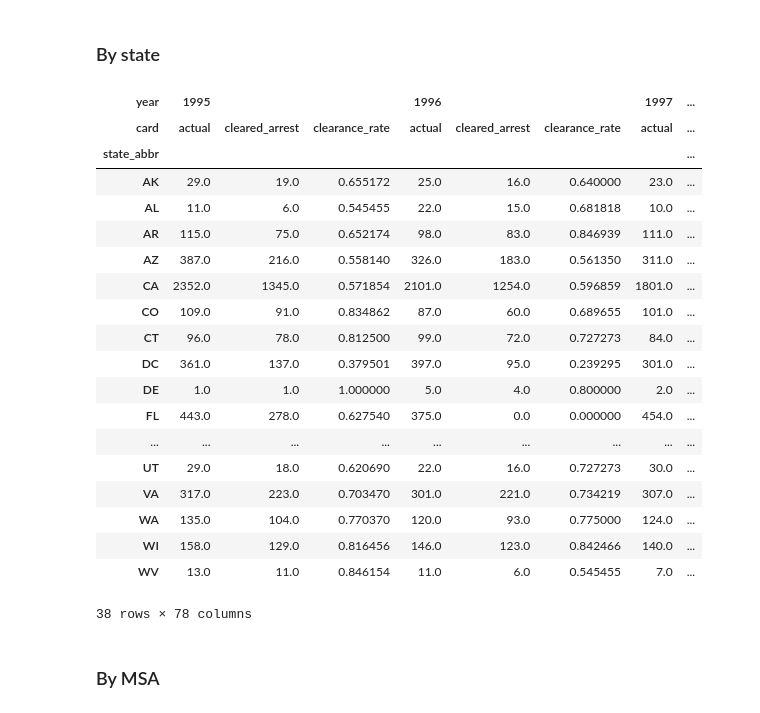
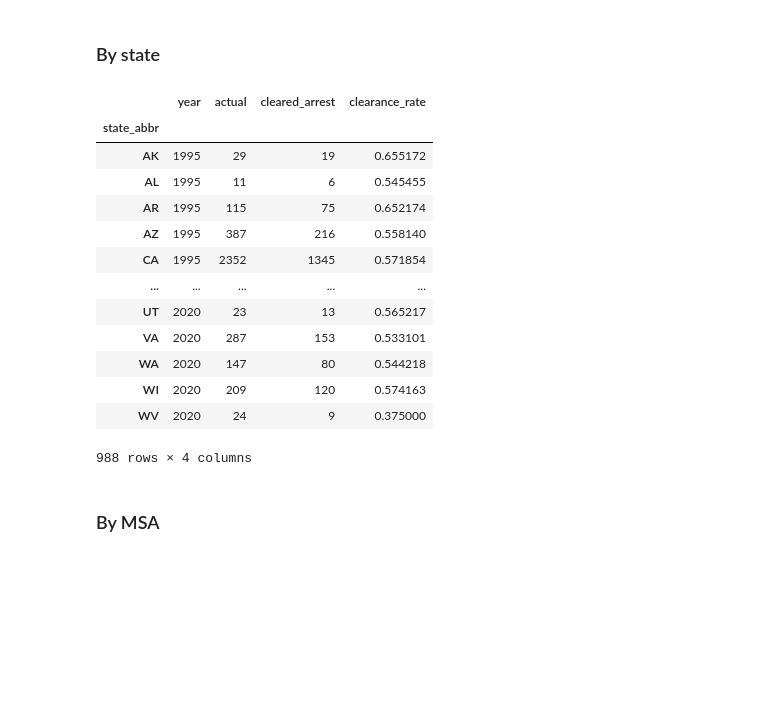
Before and after one commit to cbs-news-data/homicide-clearance-fbi-data, a Jupyter notebook: notebook/reta/src/reta.ipynb, the cells around one changed output. Drawn from its saved outputs; the diff is of its cells as text; code cells hidden in the pictures; blank space fills up the shorter version.

```diff
--- a/notebook/reta/src/reta.ipynb
+++ b/notebook/reta/src/reta.ipynb
@@ -193,41 +204,36 @@ pd.crosstab(
 # %% [markdown]
 ### By state
 # %%
-(
+state = (
     pd.crosstab(
         index=[df.year, df.state_abbr],
         columns=df.card,
         values=df.total,
         aggfunc=sum,
     )
     .assign(clearance_rate=lambda df: df.cleared_arrest / df.actual)
-    .stack()
-    .to_frame("year")
-    .unstack("state_abbr")
-    .transpose()
-    .droplevel(0)
+    .reset_index()
+    .set_index("state_abbr")
 )
+
+state.columns.name = None
+
+state
 # %% [output]
-| year | 1995 |  |  | 1996 |  |  | 1997 | ... |
-| card | actual | cleared_arrest | clearance_rate | actual | cleared_arrest | clearance_rate | actual | ... |
-| state_abbr |  |  |  |  |  |  |  | ... |
-| AK | 29.0 | 19.0 | 0.655172 | 25.0 | 16.0 | 0.640000 | 23.0 | ... |
-| AL | 11.0 | 6.0 | 0.545455 | 22.0 | 15.0 | 0.681818 | 10.0 | ... |
-| AR | 115.0 | 75.0 | 0.652174 | 98.0 | 83.0 | 0.846939 | 111.0 | ... |
-| AZ | 387.0 | 216.0 | 0.558140 | 326.0 | 183.0 | 0.561350 | 311.0 | ... |
-| CA | 2352.0 | 1345.0 | 0.571854 | 2101.0 | 1254.0 | 0.596859 | 1801.0 | ... |
-| CO | 109.0 | 91.0 | 0.834862 | 87.0 | 60.0 | 0.689655 | 101.0 | ... |
-| CT | 96.0 | 78.0 | 0.812500 | 99.0 | 72.0 | 0.727273 | 84.0 | ... |
-| DC | 361.0 | 137.0 | 0.379501 | 397.0 | 95.0 | 0.239295 | 301.0 | ... |
-| DE | 1.0 | 1.0 | 1.000000 | 5.0 | 4.0 | 0.800000 | 2.0 | ... |
-| FL | 443.0 | 278.0 | 0.627540 | 375.0 | 0.0 | 0.000000 | 454.0 | ... |
-| ... | ... | ... | ... | ... | ... | ... | ... | ... |
-| UT | 29.0 | 18.0 | 0.620690 | 22.0 | 16.0 | 0.727273 | 30.0 | ... |
-| VA | 317.0 | 223.0 | 0.703470 | 301.0 | 221.0 | 0.734219 | 307.0 | ... |
-| WA | 135.0 | 104.0 | 0.770370 | 120.0 | 93.0 | 0.775000 | 124.0 | ... |
-| WI | 158.0 | 129.0 | 0.816456 | 146.0 | 123.0 | 0.842466 | 140.0 | ... |
-| WV | 13.0 | 11.0 | 0.846154 | 11.0 | 6.0 | 0.545455 | 7.0 | ... |
+|  | year | actual | cleared_arrest | clearance_rate |
+| state_abbr |  |  |  |  |
+| AK | 1995 | 29 | 19 | 0.655172 |
+| AL | 1995 | 11 | 6 | 0.545455 |
+| AR | 1995 | 115 | 75 | 0.652174 |
+| AZ | 1995 | 387 | 216 | 0.558140 |
+| CA | 1995 | 2352 | 1345 | 0.571854 |
+| ... | ... | ... | ... | ... |
+| UT | 2020 | 23 | 13 | 0.565217 |
+| VA | 2020 | 287 | 153 | 0.533101 |
+| WA | 2020 | 147 | 80 | 0.544218 |
+| WI | 2020 | 209 | 120 | 0.574163 |
+| WV | 2020 | 24 | 9 | 0.375000 |
-38 rows × 78 columns
+988 rows × 4 columns
 # %% [markdown]
 ### By MSA
 # %%
```
Also changed, not shown: parts of 4 cells of this notebook.
